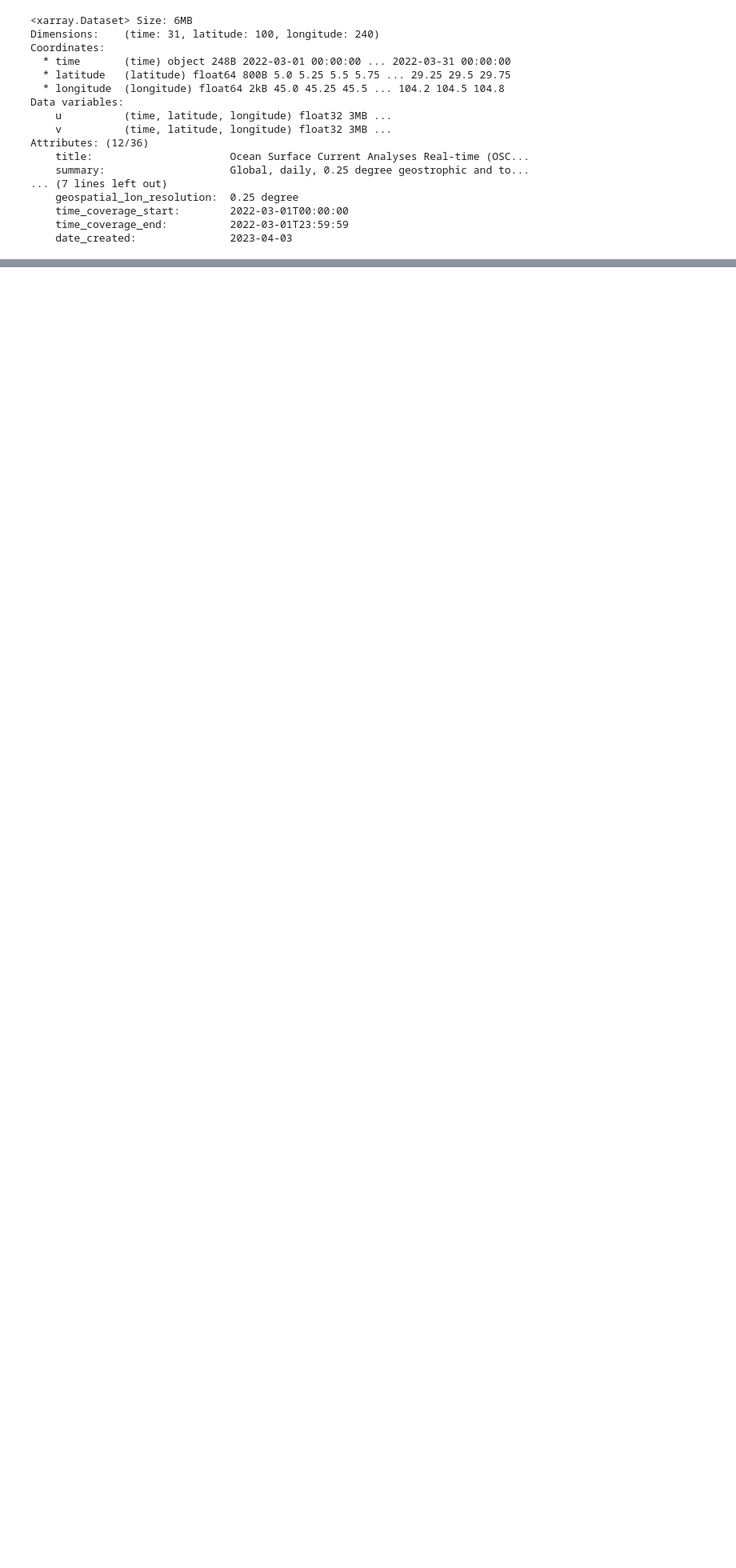
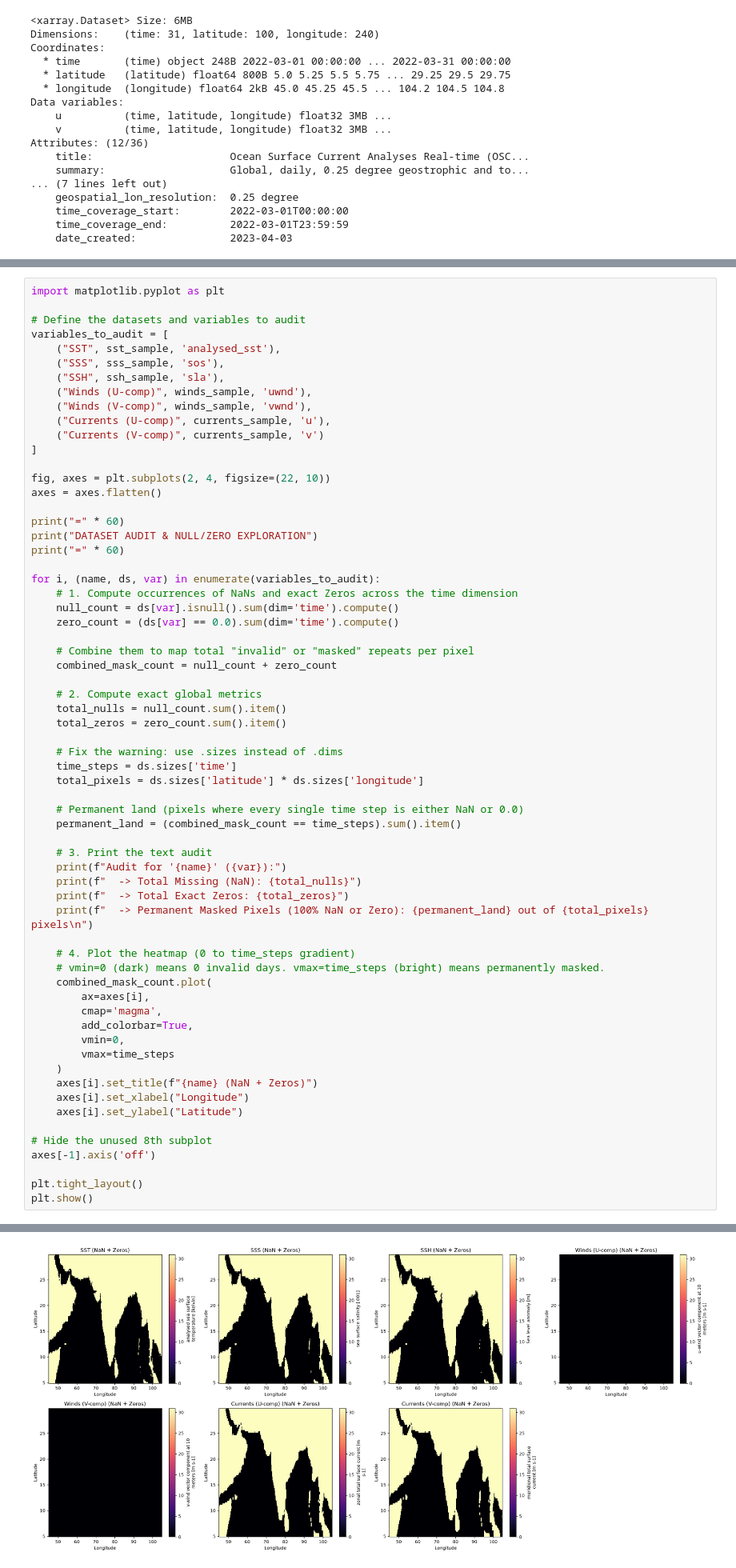
Before and after one commit to ShreyData/OceanEmbed, a Jupyter notebook: Data/data_prep.ipynb, the cells around one changed output, grey strips where cells are left out. Shown at 80% size. Cells and saved outputs as stored; diff of their text form; blank space fills up the shorter version.

```diff
--- a/Data/data_prep.ipynb
+++ b/Data/data_prep.ipynb
@@ -128,0 +406,65 @@ Attributes: (12/36)
+# %%
+import matplotlib.pyplot as plt
+
+# Define the datasets and variables to audit
+variables_to_audit = [
+    ("SST", sst_sample, 'analysed_sst'),
+    ("SSS", sss_sample, 'sos'),
+    ("SSH", ssh_sample, 'sla'),
+    ("Winds (U-comp)", winds_sample, 'uwnd'),
+    ("Winds (V-comp)", winds_sample, 'vwnd'),
+    ("Currents (U-comp)", currents_sample, 'u'),
+    ("Currents (V-comp)", currents_sample, 'v')
+]
+
+fig, axes = plt.subplots(2, 4, figsize=(22, 10))
+axes = axes.flatten()
+
+print("=" * 60)
+print("DATASET AUDIT & NULL/ZERO EXPLORATION")
+print("=" * 60)
+
+for i, (name, ds, var) in enumerate(variables_to_audit):
+    # 1. Compute occurrences of NaNs and exact Zeros across the time dimension
+    null_count = ds[var].isnull().sum(dim='time').compute()
+    zero_count = (ds[var] == 0.0).sum(dim='time').compute()
+
+    # Combine them to map total "invalid" or "masked" repeats per pixel
+    combined_mask_count = null_count + zero_count
+
+    # 2. Compute exact global metrics
+    total_nulls = null_count.sum().item()
+    total_zeros = zero_count.sum().item()
+
+    # Fix the warning: use .sizes instead of .dims
+    time_steps = ds.sizes['time']
+    total_pixels = ds.sizes['latitude'] * ds.sizes['longitude']
+
+    # Permanent land (pixels where every single time step is either NaN or 0.0)
+    permanent_land = (combined_mask_count == time_steps).sum().item()
+
+    # 3. Print the text audit
+    print(f"Audit for '{name}' ({var}):")
+    print(f"  -> Total Missing (NaN): {total_nulls}")
+    print(f"  -> Total Exact Zeros: {total_zeros}")
+    print(f"  -> Permanent Masked Pixels (100% NaN or Zero): {permanent_land} out of {total_pixels} pixels\n")
+
+    # 4. Plot the heatmap (0 to time_steps gradient)
+    # vmin=0 (dark) means 0 invalid days. vmax=time_steps (bright) means permanently masked.
+    combined_mask_count.plot(
+        ax=axes[i],
+        cmap='magma',
+        add_colorbar=True,
+        vmin=0,
+        vmax=time_steps
+    )
+    axes[i].set_title(f"{name} (NaN + Zeros)")
+    axes[i].set_xlabel("Longitude")
+    axes[i].set_ylabel("Latitude")
+
+# Hide the unused 8th subplot
+axes[-1].axis('off')
+
+plt.tight_layout()
+plt.show()
+# %% [output]
@@ -128,0 +488 @@ Attributes: (12/36)
+[figure, added]
```
Also changed, not shown: parts of 12 cells of this notebook, 2 other files.
